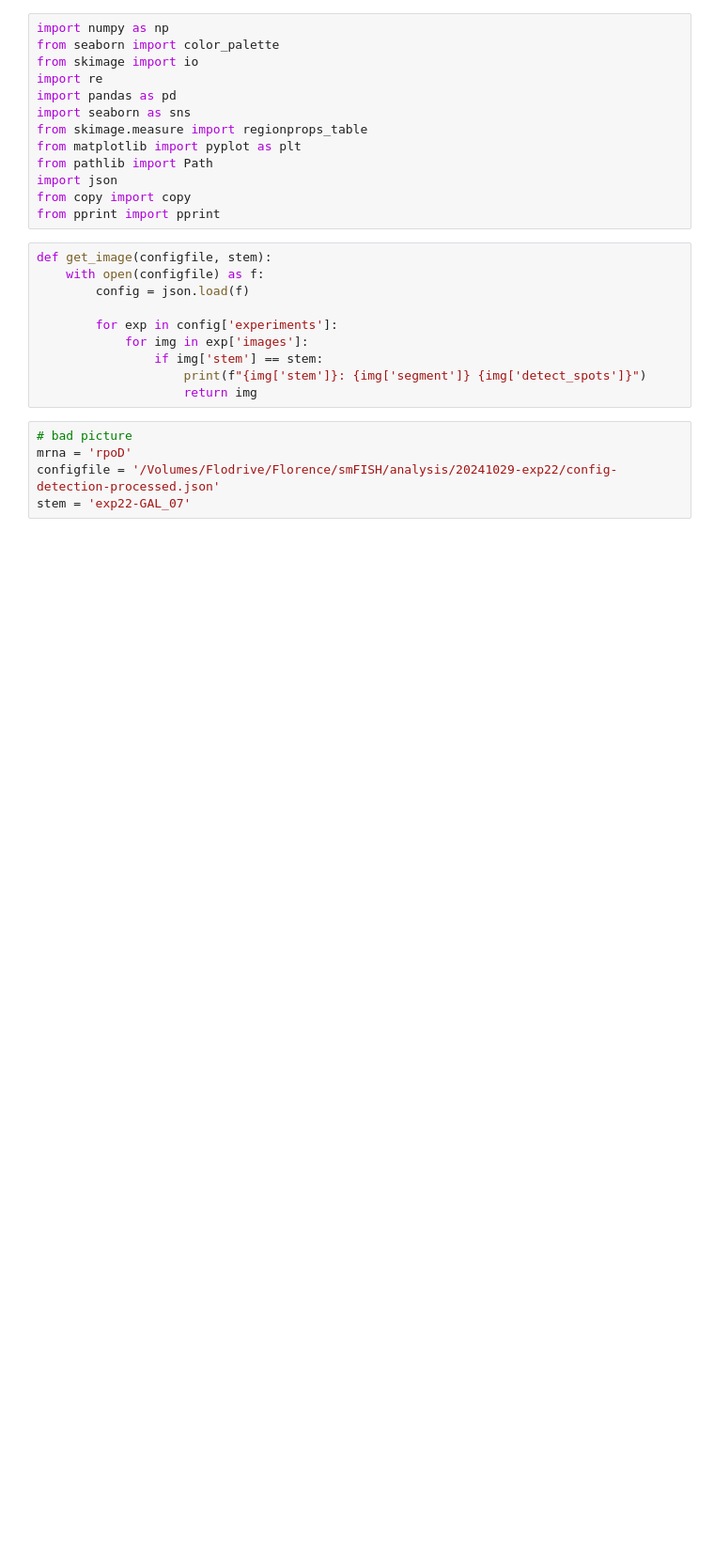
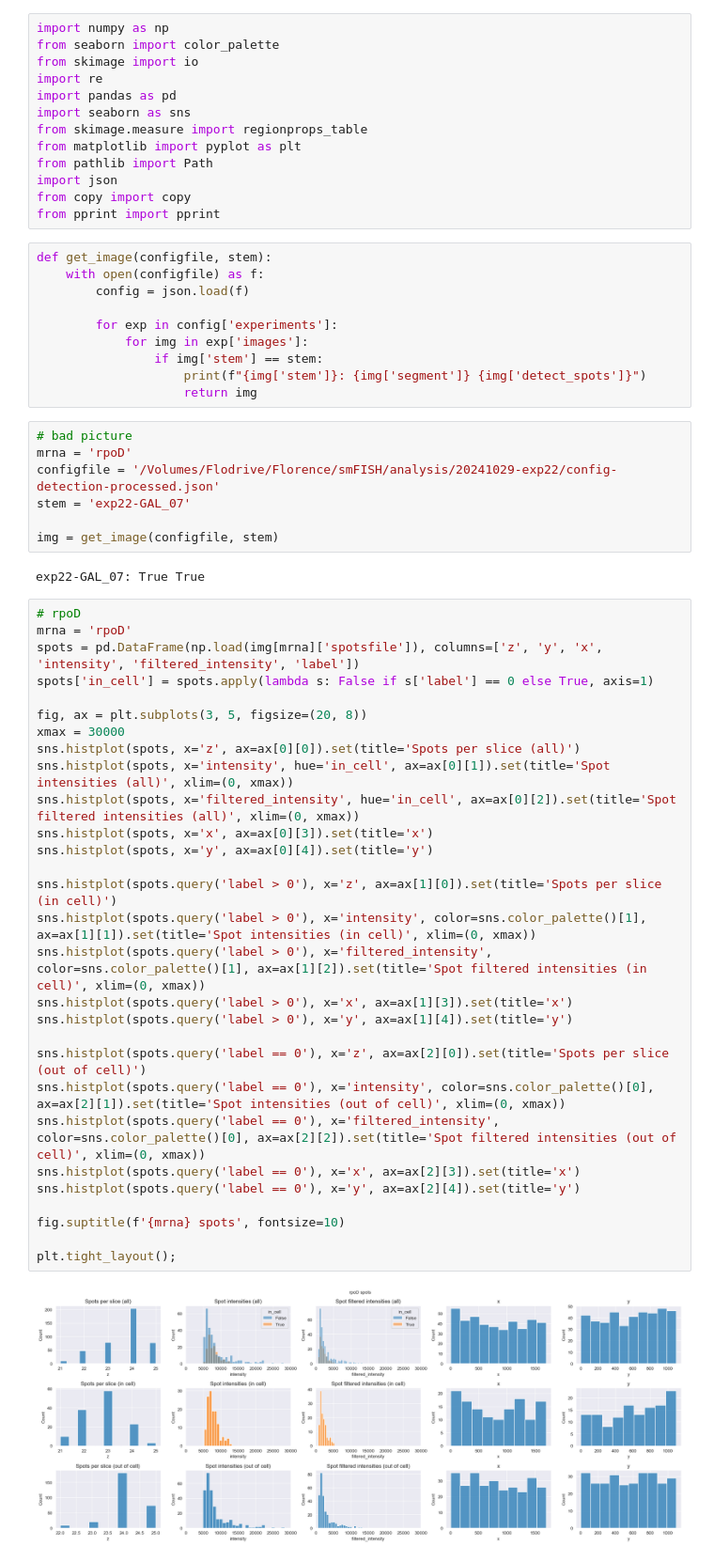
Before and after one commit to LaToyaVanderB/Ecoli_smFISH, a Jupyter notebook: src/intensities.ipynb, the cells around one changed output. Shown at 94% size. Drawn from its saved outputs; the diff is of its cells as text; blank space fills up the shorter version.

```diff
--- a/src/intensities.ipynb
+++ b/src/intensities.ipynb
@@ -26,3 +26,38 @@ def get_image(configfile, stem):
 mrna = 'rpoD'
 configfile = '/Volumes/Flodrive/Florence/smFISH/analysis/20241029-exp22/config-detection-processed.json'
 stem = 'exp22-GAL_07'
+
+img = get_image(configfile, stem)
+# %% [output]
+exp22-GAL_07: True True
+# %%
+# rpoD
+mrna = 'rpoD'
+spots = pd.DataFrame(np.load(img[mrna]['spotsfile']), columns=['z', 'y', 'x', 'intensity', 'filtered_intensity', 'label'])
+spots['in_cell'] = spots.apply(lambda s: False if s['label'] == 0 else True, axis=1)
+
+fig, ax = plt.subplots(3, 5, figsize=(20, 8))
+xmax = 30000
+sns.histplot(spots, x='z', ax=ax[0][0]).set(title='Spots per slice (all)')
+sns.histplot(spots, x='intensity', hue='in_cell', ax=ax[0][1]).set(title='Spot intensities (all)', xlim=(0, xmax))
+sns.histplot(spots, x='filtered_intensity', hue='in_cell', ax=ax[0][2]).set(title='Spot filtered intensities (all)', xlim=(0, xmax))
+sns.histplot(spots, x='x', ax=ax[0][3]).set(title='x')
+sns.histplot(spots, x='y', ax=ax[0][4]).set(title='y')
+
+sns.histplot(spots.query('label > 0'), x='z', ax=ax[1][0]).set(title='Spots per slice (in cell)')
+sns.histplot(spots.query('label > 0'), x='intensity', color=sns.color_palette()[1], ax=ax[1][1]).set(title='Spot intensities (in cell)', xlim=(0, xmax))
+sns.histplot(spots.query('label > 0'), x='filtered_intensity', color=sns.color_palette()[1], ax=ax[1][2]).set(title='Spot filtered intensities (in cell)', xlim=(0, xmax))
+sns.histplot(spots.query('label > 0'), x='x', ax=ax[1][3]).set(title='x')
+sns.histplot(spots.query('label > 0'), x='y', ax=ax[1][4]).set(title='y')
+
+sns.histplot(spots.query('label == 0'), x='z', ax=ax[2][0]).set(title='Spots per slice (out of cell)')
+sns.histplot(spots.query('label == 0'), x='intensity', color=sns.color_palette()[0], ax=ax[2][1]).set(title='Spot intensities (out of cell)', xlim=(0, xmax))
+sns.histplot(spots.query('label == 0'), x='filtered_intensity', color=sns.color_palette()[0], ax=ax[2][2]).set(title='Spot filtered intensities (out of cell)', xlim=(0, xmax))
+sns.histplot(spots.query('label == 0'), x='x', ax=ax[2][3]).set(title='x')
+sns.histplot(spots.query('label == 0'), x='y', ax=ax[2][4]).set(title='y')
+
+fig.suptitle(f'{mrna} spots', fontsize=10)
+
+plt.tight_layout();
+# %% [output]
+[figure, added]
```
Also changed, not shown: parts of 21 cells of this notebook, 5 other files.
